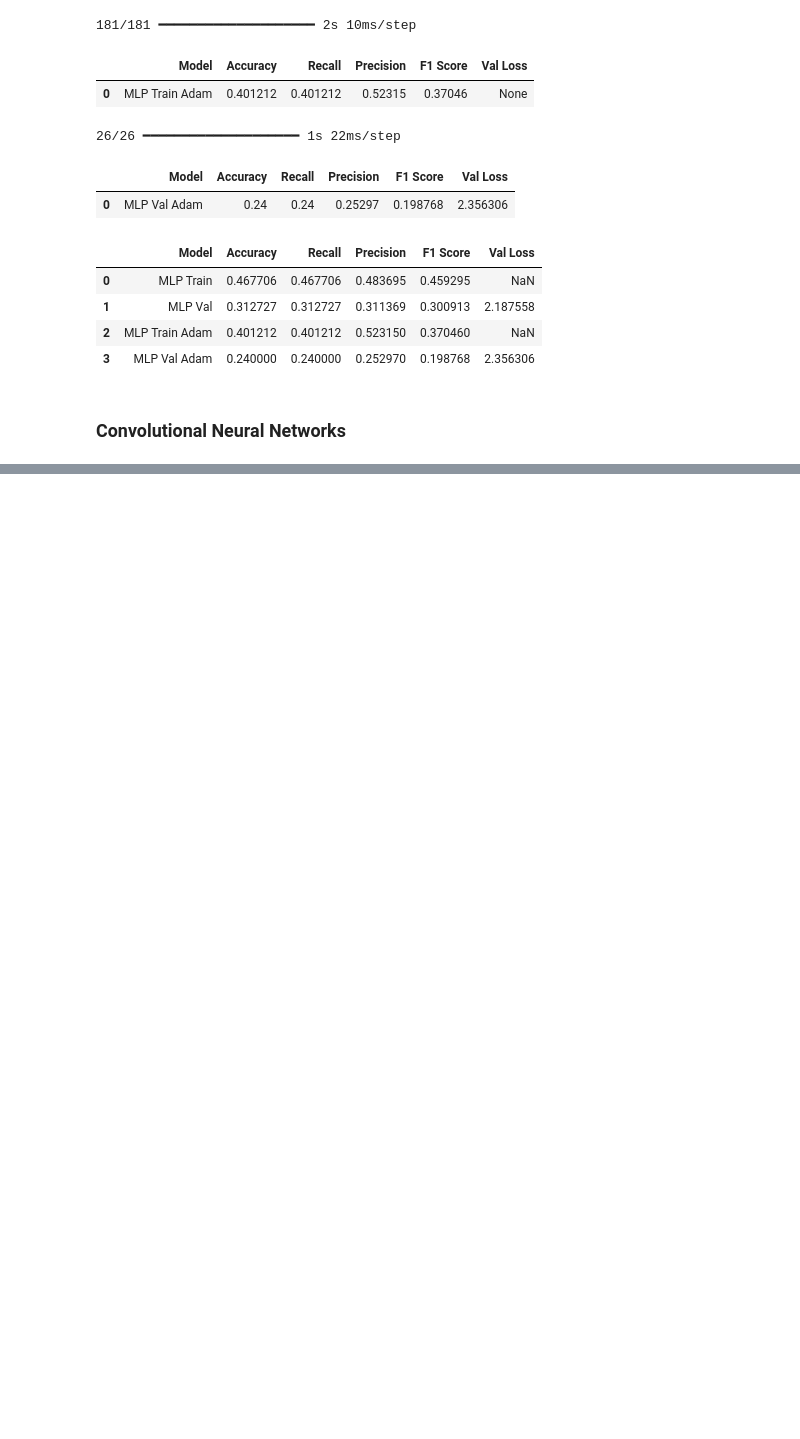
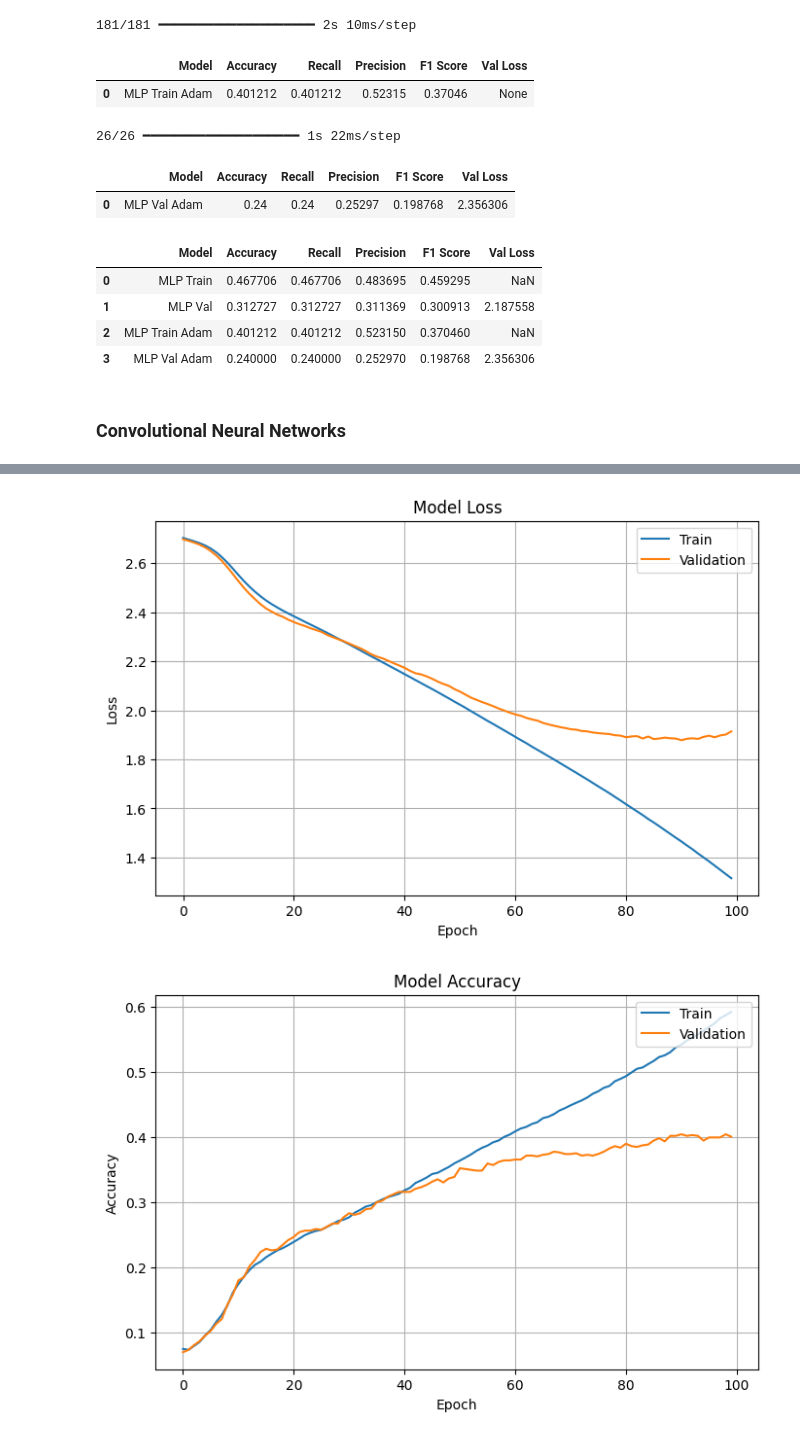
Before and after one commit to xinaxm4/Group1_Assignment, a Jupyter notebook: AI_Homework_2.ipynb, the cells around one changed output, grey strips where cells are left out. Cells and saved outputs as stored; diff of their text form; code cells hidden in the pictures; blank space fills up the shorter version.

```diff
--- a/AI_Homework_2.ipynb
+++ b/AI_Homework_2.ipynb
@@ -413,0 +416,33 @@ display(model_results)
+# %%
+# 1. Define the model architecture
+model_cnn_sgd = Sequential() # Initializing model
+
+# 2. Convulutional layers
+model_cnn_sgd.add(Conv2D(32, (3,3), activation='relu', input_shape=(64,64,3)))
+model_cnn_sgd.add(MaxPooling2D(pool_size=(2,2)))
+model_cnn_sgd.add(Conv2D(64, (3,3), activation='relu'))
+model_cnn_sgd.add(MaxPooling2D(pool_size=(2,2)))
+model_cnn_sgd.add(Conv2D(128, (3,3), activation='relu'))
+
+# 3. Normal Neural Network layers
+model_cnn_sgd.add(Flatten())
+model_cnn_sgd.add(Dense(128, activation='relu'))
+model_cnn_sgd.add(Dense(64, activation='relu'))
+
+model_cnn_sgd.add(Dense(15, activation='softmax')) # Output layer
+
+# 4. Compile the model with SGD optimizer
+model_cnn_sgd.compile(
+    optimizer=SGD(learning_rate=0.001),
+    loss='categorical_crossentropy',
+    metrics=['accuracy']
+)
+
+# 5. Train the model
+hist_cnn_sgd = model_cnn_sgd.fit(
+    X_train, y_train,
+    validation_data=(X_val, y_val),
+    epochs=100,
+    batch_size=32,
+    verbose=1
+)
@@ -413,0 +467,7 @@ display(model_results)
+# %%
+# 6. Plotting the loss and accuracy curves
+plot(hist_cnn_sgd, 'loss', save_path=None)
+plot(hist_cnn_sgd, 'accuracy', save_path=None)
+# %% [output]
+[figure, added]
+[figure, added]
```
Also changed, not shown: parts of 6 cells of this notebook.
